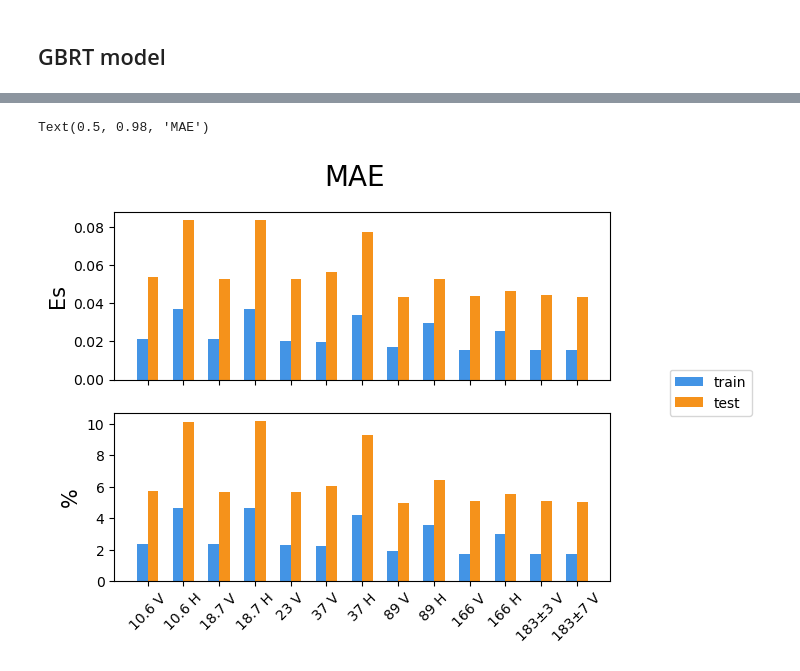
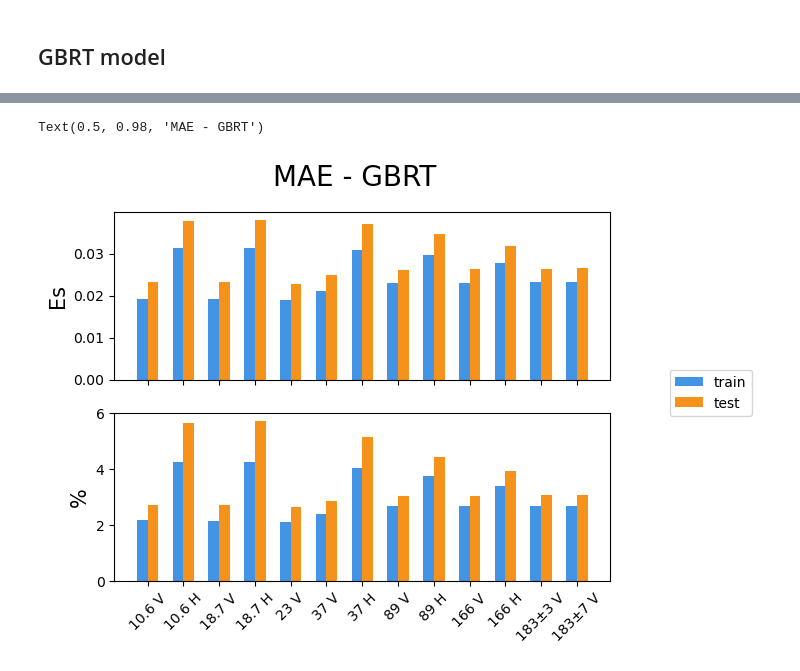
Before and after one commit to aoyako/atlas, a Jupyter notebook: model/train.ipynb, the cells around one changed output, grey strips where cells are left out. Cells and saved outputs as stored; diff of their text form; code cells hidden in the pictures.

```diff
--- a/model/train.ipynb
+++ b/model/train.ipynb
@@ -111,4 +127,6 @@ beach_mask = (autosnow == 5) | (autosnow == 6)
 glacier_mask = autosnow == 7
 
 clear_sky_mask = tcwv <= 0.015
+
+lat_mask = (lat >= 40) | (lat <= -40)
 # %%
@@ -125,22 +143,32 @@ channels = q.gmi_channels()
 # Direct models
 # %%
 features = np.array([
-    tcwv,
+    *(tc_gmi.T),
+    # tcwv,
     surface_pressure,
     tm_dewpoint_temperature,
     tm_temperature,
-    skin_temperature,
-    autosnow,
+    # skin_temperature,
+    # autosnow,
 ]).T
 
-labels = es
+labels = es[:,:]
 
-split = 0.7
+feature_names = [
+    *[f'Tc_{i}' for i in range(1, 14)],
+    'surf pressure',
+    't2m dewpoint temp',
+    't2m temp',
+    # 'skin temp',
+    # 'autosnow',
+]
 # %%
-train_mask = np.array([True]*int(len(features)*split) + [False]*(len(features) - int(len(features)*split)))
+# train_mask = np.array([True]*int(len(features)*split) + [False]*(len(features) - int(len(features)*split)))
+train_mask = np.concatenate([np.full(size, np.random.choice([True, False], p=[0.7, 0.3])) for size in list(map(lambda x: len(x), map(np.load, autosnow_files)))], axis=0)
+# train_mask = np.random.rand(features.shape[0]) < 0.7
 test_mask = ~train_mask
 
-use_data_mask = valid_mask&(land_mask|snow_mask|ice_mask)&telsem_surf
+use_data_mask = valid_mask&(land_mask|snow_mask|ice_mask)&telsem_surf&lat_mask
 train_mask = train_mask & use_data_mask
 test_mask = test_mask & use_data_mask
 
@@ -222,6 +346,6 @@ Y_train = labels[train_mask]
 Y_test = labels[test_mask]
 Y = labels[use_data_mask]
 # %%
-gbrt_reg = MultiOutputRegressor(HistGradientBoostingRegressor())
+gbrt_reg = MultiOutputRegressor(HistGradientBoostingRegressor(verbose=1))
 gbrt_reg.fit(X_train, Y_train)
 # %% [output]
@@ -256,21 +395,21 @@ print(mape_test)
 # %%
-_x = np.array(list(range(13)))
+_x = np.array(list(range(labels.shape[1])))
 
 plt.subplot(2, 1, 1)
 plt.bar(_x-0.15, mae_train, width=0.3, color='#4394E5', label='train')
 plt.bar(_x+0.15, mae_test, width=0.3, color='#F5921B', label='test')
 plt.xticks(_x, [])
 plt.ylabel('Es', fontsize=15)
 
 plt.subplot(2, 1, 2)
 plt.bar(_x-0.15, mape_train*100, width=0.3, color='#4394E5', label='train')
 plt.bar(_x+0.15, mape_test*100, width=0.3, color='#F5921B', label='test')
-plt.xticks(_x, channels, rotation=45)
+plt.xticks(_x, channels[:len(_x)], rotation=45)
 plt.ylabel('%', fontsize=15)
 
 plt.legend(bbox_to_anchor=(1.3, 1.3))
 
-plt.suptitle('MAE', fontsize=20)
+plt.suptitle('MAE - GBRT', fontsize=20)
 # %% [output]
-Text(0.5, 0.98, 'MAE')
+Text(0.5, 0.98, 'MAE - GBRT')
-[figure, old version]
+[figure, new version]
```
Also changed, not shown: parts of 34 cells of this notebook, 8 other files.
